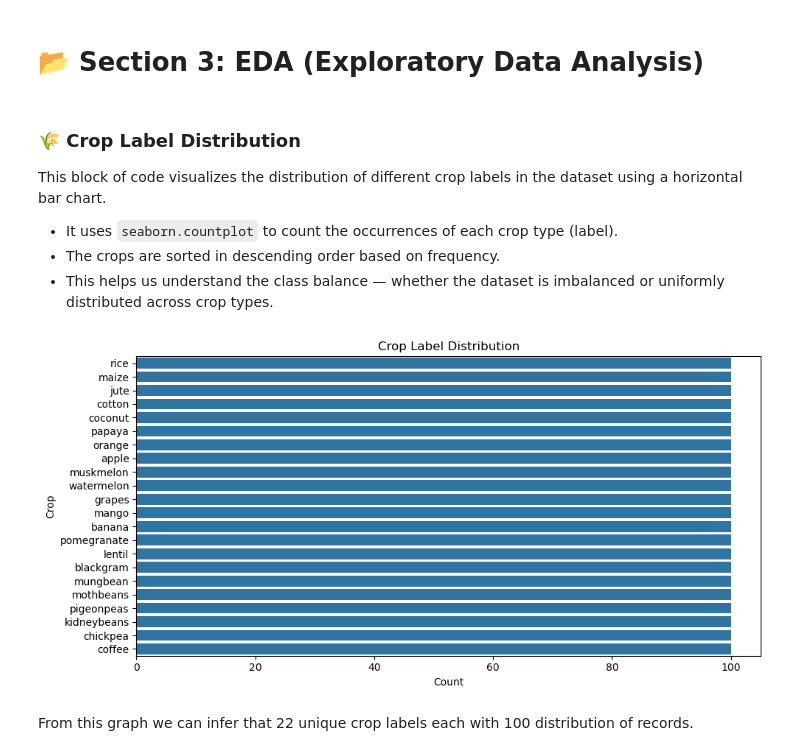
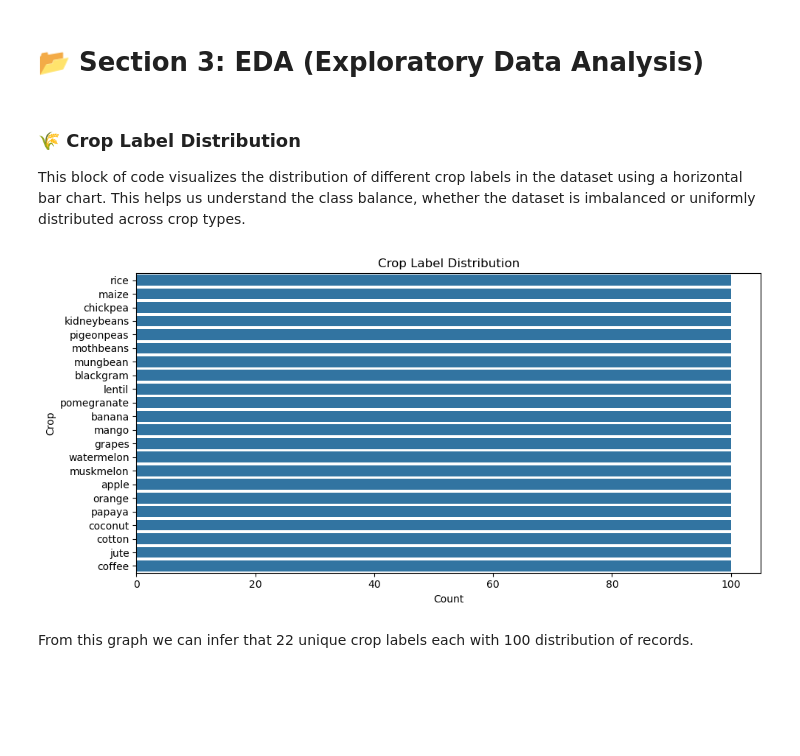
Before and after one commit to JaisreeMK-15/Crop-yield-prediction-and-recommendation, a Jupyter notebook: Crop prediction and recommendation.ipynb, the cells around one changed output. Drawn from its saved outputs; the diff is of its cells as text; code cells hidden in the pictures; blank space fills up the shorter version.

```diff
--- a/Crop prediction and recommendation.ipynb
+++ b/Crop prediction and recommendation.ipynb
@@ -188,21 +188,19 @@ print(crop_df.head())
 ### 🌾 Crop Label Distribution
 
 This block of code visualizes the distribution of different crop labels in the dataset using a horizontal bar chart.
-- It uses `seaborn.countplot` to count the occurrences of each crop type (label).
-- The crops are sorted in descending order based on frequency.
-- This helps us understand the class balance — whether the dataset is imbalanced or uniformly distributed across crop types.
+This helps us understand the class balance, whether the dataset is imbalanced or uniformly distributed across crop types.
 # %%
 # crop label distribution
 
 plt.figure(figsize=(10, 5))
-sns.countplot(y='label', data=crop_df, order=crop_df['label'].value_counts().index)
+sns.countplot(y='label', data=crop_df)
 plt.title("Crop Label Distribution")
 plt.xlabel("Count")
 plt.ylabel("Crop")
 plt.tight_layout()
 plt.show()
 # %% [output]
-[figure, old version]
+[figure, new version]
 # %% [markdown]
 From this graph we can infer that 22 unique crop labels each with 100 distribution of records.
 # %% [markdown]
```
Also changed, not shown: parts of 10 cells of this notebook.
